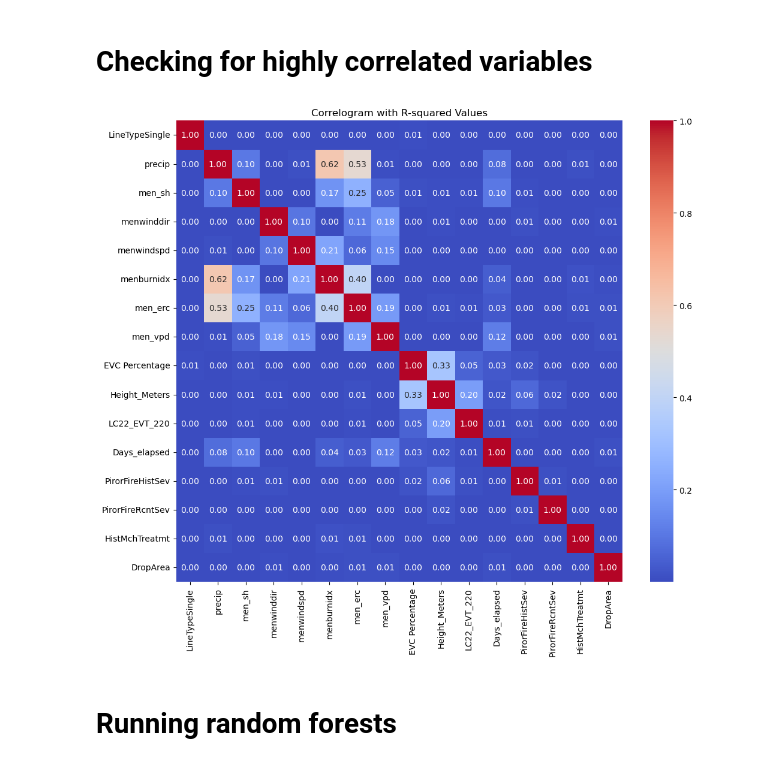
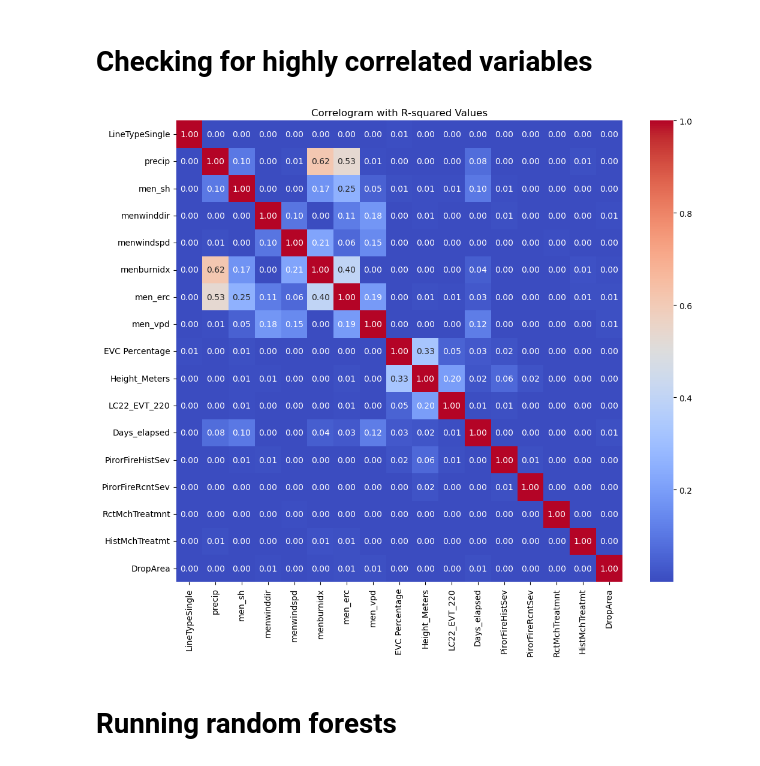
Before and after one commit to bo-maxwell-stevens/dixie-fire, a Jupyter notebook: 02.2_random_forest_simple.ipynb, the cells around one changed output. Cells and saved outputs as stored; diff of their text form; code cells hidden in the pictures.

```diff
--- a/02.2_random_forest_simple.ipynb
+++ b/02.2_random_forest_simple.ipynb
@@ -48,6 +48,7 @@ combined_df['Days_elapsed'] = (combined_df['Date'] - reference_date).dt.days
 combined_df['PirorFireRcntSev'] = combined_df['PirorFireRcntSev'].fillna(0)
 combined_df['PirorFireHistSev'] = combined_df['PirorFireHistSev'].fillna(0)
 combined_df['HistMchTreatmt'] = combined_df['HistMchTreatmt'].fillna(0)
+combined_df['RctMchTreatmnt'] = combined_df['RctMchTreatmnt'].fillna(0)
 combined_df['DropArea'] = combined_df['DropArea'].fillna(0)
 
 # Changing Y to numerical
@@ -73,22 +74,22 @@ import matplotlib.pyplot as plt
 # %%
 # Assuming combined_df is your DataFrame and it contains the specified variables
 X = combined_df[['LineTypeSingle', 'precip', 'men_sh', 'menwinddir', 'menwindspd',
                  'menburnidx', 'men_erc', 'men_vpd', 'EVC Percentage', 'Height_Meters',
-                 'LC22_EVT_220', 'Days_elapsed', 'PirorFireHistSev', 'PirorFireRcntSev', 'HistMchTreatmt','DropArea']]
+                 'LC22_EVT_220', 'Days_elapsed', 'PirorFireHistSev', 'PirorFireRcntSev', 'RctMchTreatmnt', 'HistMchTreatmt','DropArea']]
 
 # Calculate pairwise Pearson correlations
 corr = X.corr()
 
 # Square the correlation coefficients to get R-squared values
 r_squared = corr**2
 
 # Create a heatmap to visualize the correlations
 plt.figure(figsize=(12, 10))
 sns.heatmap(r_squared, annot=True, fmt=".2f", cmap='coolwarm', cbar=True)
 plt.title("Correlogram with R-squared Values")
 plt.show()
 # %% [output]
-[figure, old version]
+[figure, new version]
 # %% [markdown]
 # Running random forests
 # %%
```
Also changed, not shown: parts of 9 cells of this notebook, 1 other file.
